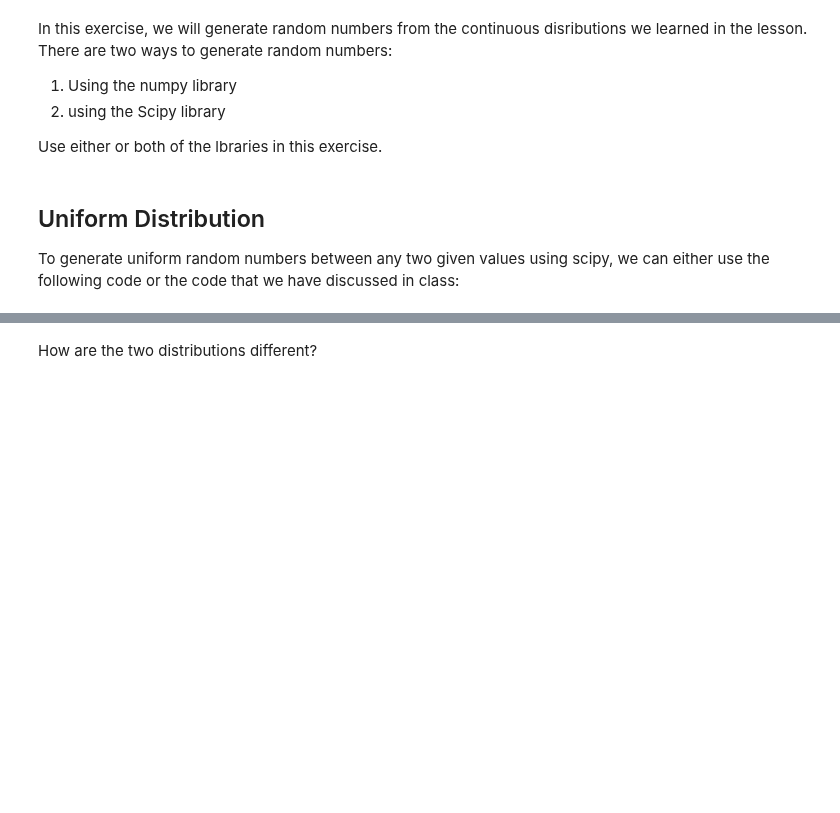
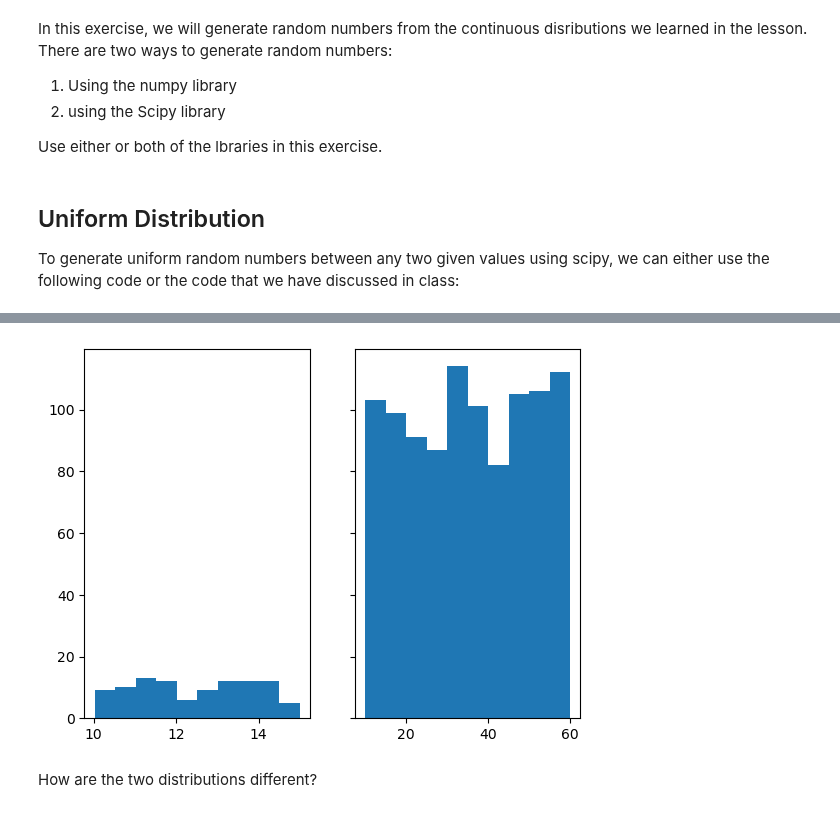
Before and after one commit to ta-data-lis/lab-probability-distributions, a Jupyter notebook: your-code/continuous.ipynb, the cells around one changed output, grey strips where cells are left out. Drawn from its saved outputs; the diff is of its cells as text; code cells hidden in the pictures; blank space fills up the shorter version.

```diff
--- a/your-code/continuous.ipynb
+++ b/your-code/continuous.ipynb
@@ -47,2 +48,21 @@ Your output should look like below:
+# %%
+# your code here
+import numpy as np
+import matplotlib.pyplot as plt
+
+def uniform_dist(bottom, ceiling, count):
+    x = uniform.rvs(size=count)
+    randoms  = bottom + (ceiling-bottom)*x
+    return randoms
+graph1data = uniform_dist(10,15,100)
+graph2data = uniform_dist(10,60,1000)
+
+fig, [plot1, plot2] = plt.subplots(1,2, sharey=True)
+
+plot1.hist(graph1data,bins=10)
+plot2.hist(graph2data,bins=10)
+plt.show()
+# %% [output]
+[figure, added]
 # %% [markdown]
 How are the two distributions different?
```
Also changed, not shown: parts of 24 cells of this notebook.
